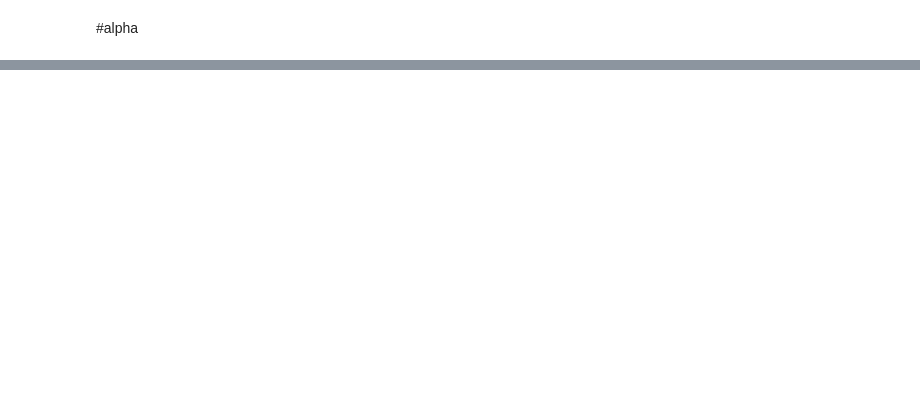
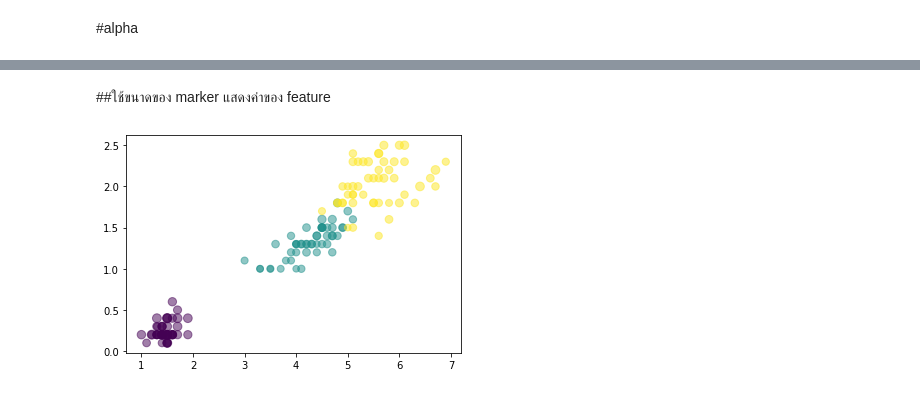
Before and after one commit to tanpharamut/data_viz, a Jupyter notebook: Visualize_Data_Distribution.ipynb, the cells around one changed output, grey strips where cells are left out. Cells and saved outputs as stored; diff of their text form; code cells hidden in the pictures; blank space fills up the shorter version.

```diff
--- a/Visualize_Data_Distribution.ipynb
+++ b/Visualize_Data_Distribution.ipynb
@@ -39,0 +61,6 @@ plt.scatter(df['PatalLangth'],df['PatalWidth'],c==df2['Name'])
+# %% [markdown]
+##ใช้ขนาดของ marker แสดงค่าของ feature
+# %%
+plt.scatter(df['PetalLength'],df['PetalWidth'],c=df2['Name'],s=20*df['SepalWidth'],alpha=0.5);
+# %% [output]
+[figure, added]
```
Also changed, not shown: parts of 44 cells of this notebook.
